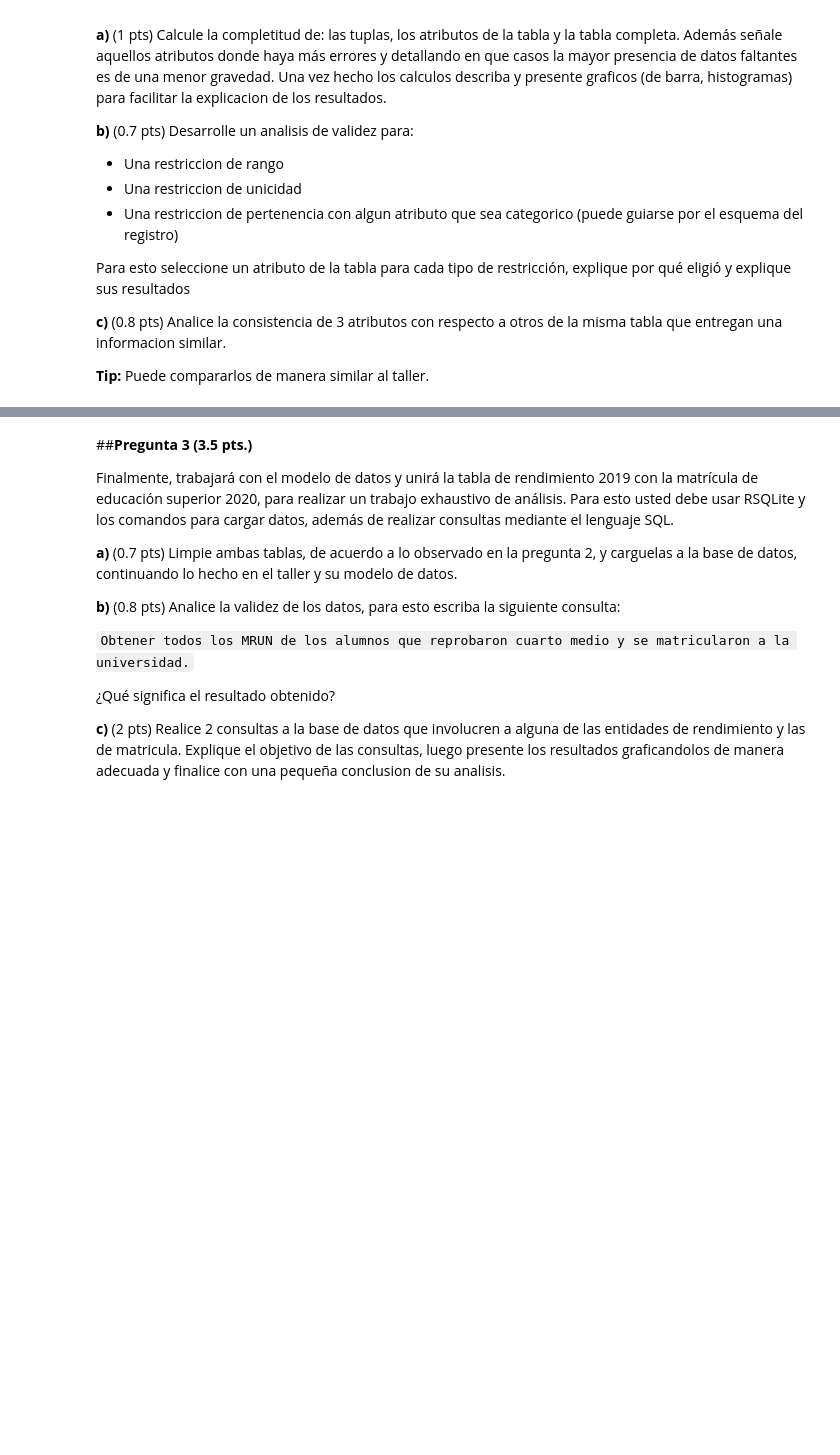
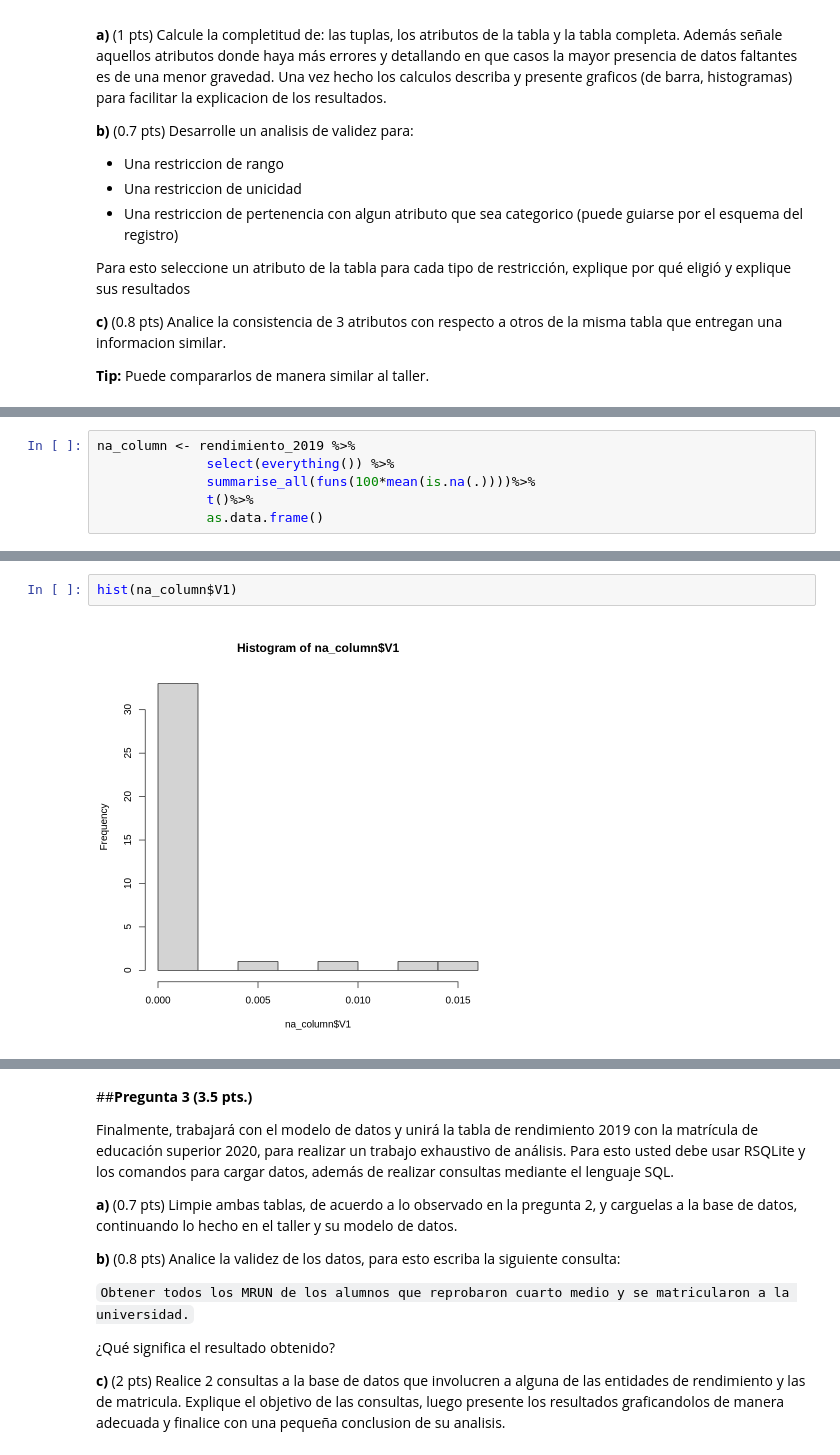
Before and after one commit to JDConejeros/Gestion-De-Datos-en-R, a Jupyter notebook: Tarea2_GDD.ipynb, the cells around one changed output, grey strips where cells are left out. Drawn from its saved outputs; the diff is of its cells as text; blank space fills up the shorter version.

```diff
--- a/Tarea2_GDD.ipynb
+++ b/Tarea2_GDD.ipynb
@@ -47,0 +120,6 @@ rendimiento_2019
+# %%
+na_column <- rendimiento_2019 %>%
+              select(everything()) %>%
+              summarise_all(funs(100*mean(is.na(.))))%>%
+              t()%>%
+              as.data.frame()
@@ -47,0 +163,4 @@ rendimiento_2019
+# %%
+hist(na_column$V1)
+# %% [output]
+[figure, added]
```
Also changed, not shown: parts of 61 cells of this notebook.
